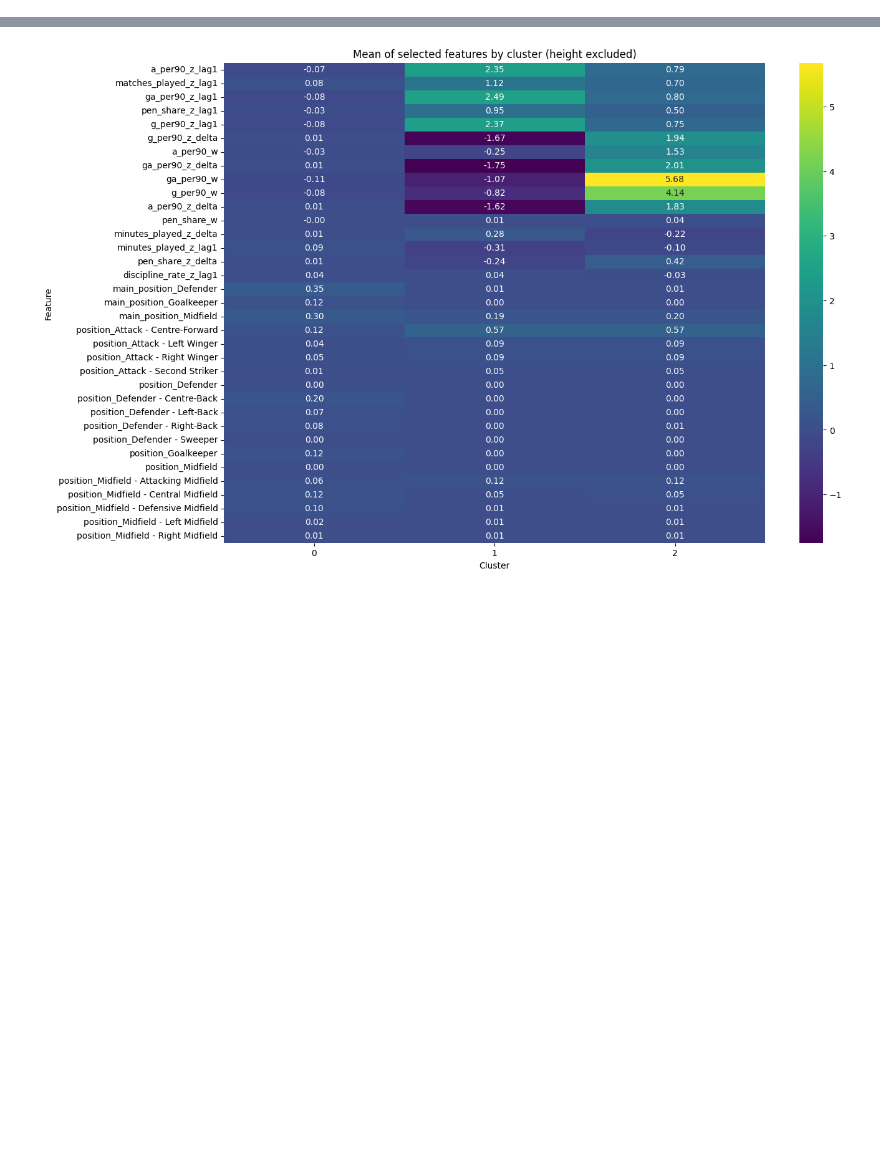
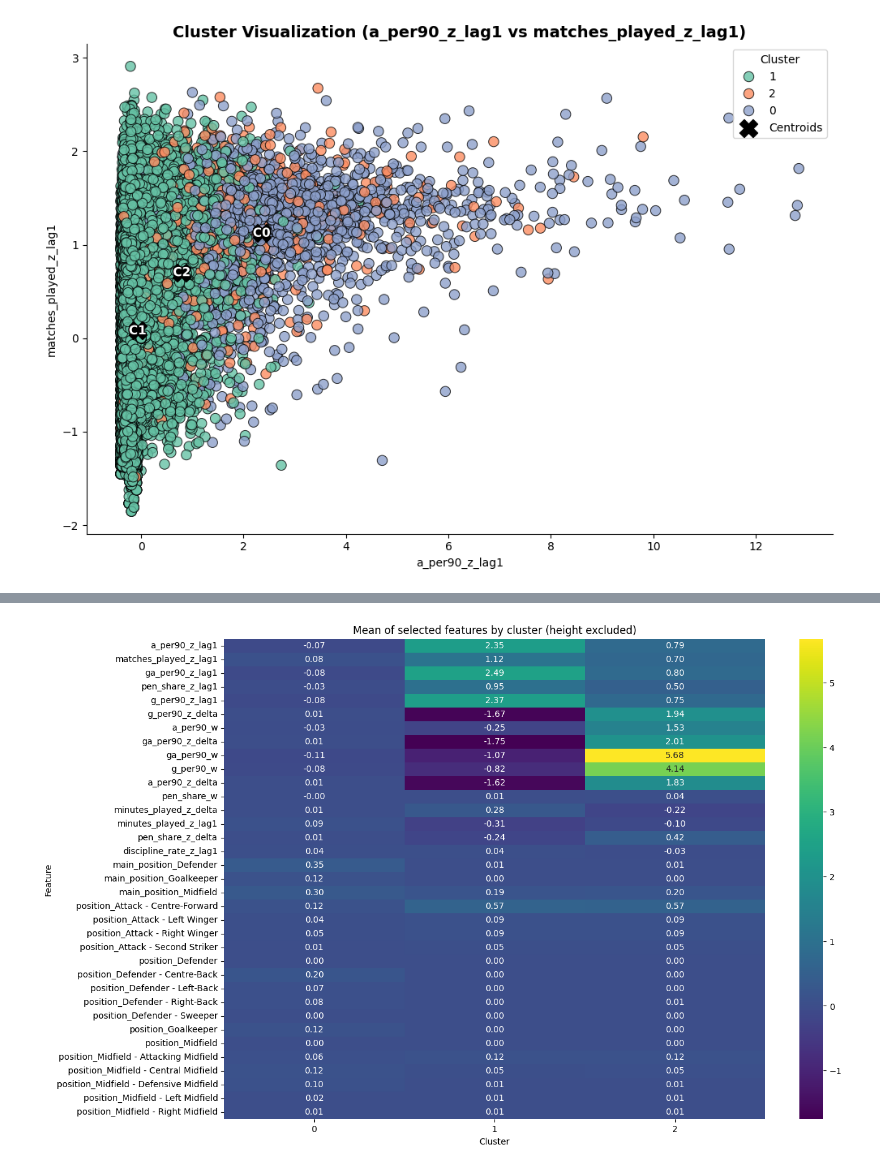
Before and after one commit to leokonma/Machine-learning, a Jupyter notebook: k-means_Clustering.ipynb, the cells around one changed output, grey strips where cells are left out. Drawn from its saved outputs; the diff is of its cells as text; code cells hidden in the pictures; blank space fills up the shorter version.

Commit message:
final clusters vizualization

```diff
--- a/k-means_Clustering.ipynb
+++ b/k-means_Clustering.ipynb
@@ -47,3 +47,43 @@ labels = kmeans.fit_predict(X_scaled)
 
 # Add cluster labels to the dataframe
 df['kmeans_cluster'] = labels.astype(str)
+# %%
+# %% Professional Cluster Plot (without PCA)
+import matplotlib.patheffects as path_effects
+
+# Choose two variables to plot (can be changed)
+x_var = "a_per90_z_lag1"
+y_var = "matches_played_z_lag1"
+
+plt.figure(figsize=(10, 7))
+palette = sns.color_palette("Set2", n_colors=df['kmeans_cluster'].nunique())
+
+sns.scatterplot(
+    data=df,
+    x=x_var, y=y_var,
+    hue='kmeans_cluster',
+    palette=palette,
+    s=80, edgecolor='black', alpha=0.8
+)
+
+# Optional centroids (using original variables)
+centroids = df.groupby('kmeans_cluster')[[x_var, y_var]].mean()
+plt.scatter(
+    centroids[x_var], centroids[y_var],
+    c='black', s=250, marker='X', label='Centroids'
+)
+
+for i, (x, y) in enumerate(zip(centroids[x_var], centroids[y_var])):
+    txt = plt.text(x, y, f'C{i}', fontsize=11, weight='bold', color='white',
+                   ha='center', va='center')
+    txt.set_path_effects([path_effects.Stroke(linewidth=2, foreground='black'), path_effects.Normal()])
+
+plt.title(f'Cluster Visualization ({x_var} vs {y_var})', fontsize=14, weight='bold')
+plt.xlabel(x_var)
+plt.ylabel(y_var)
+plt.legend(title='Cluster')
+sns.despine()
+plt.tight_layout()
+plt.show()
+# %% [output]
+[figure, added]
```
Also changed, not shown: parts of 3 cells of this notebook, 1 other file.
